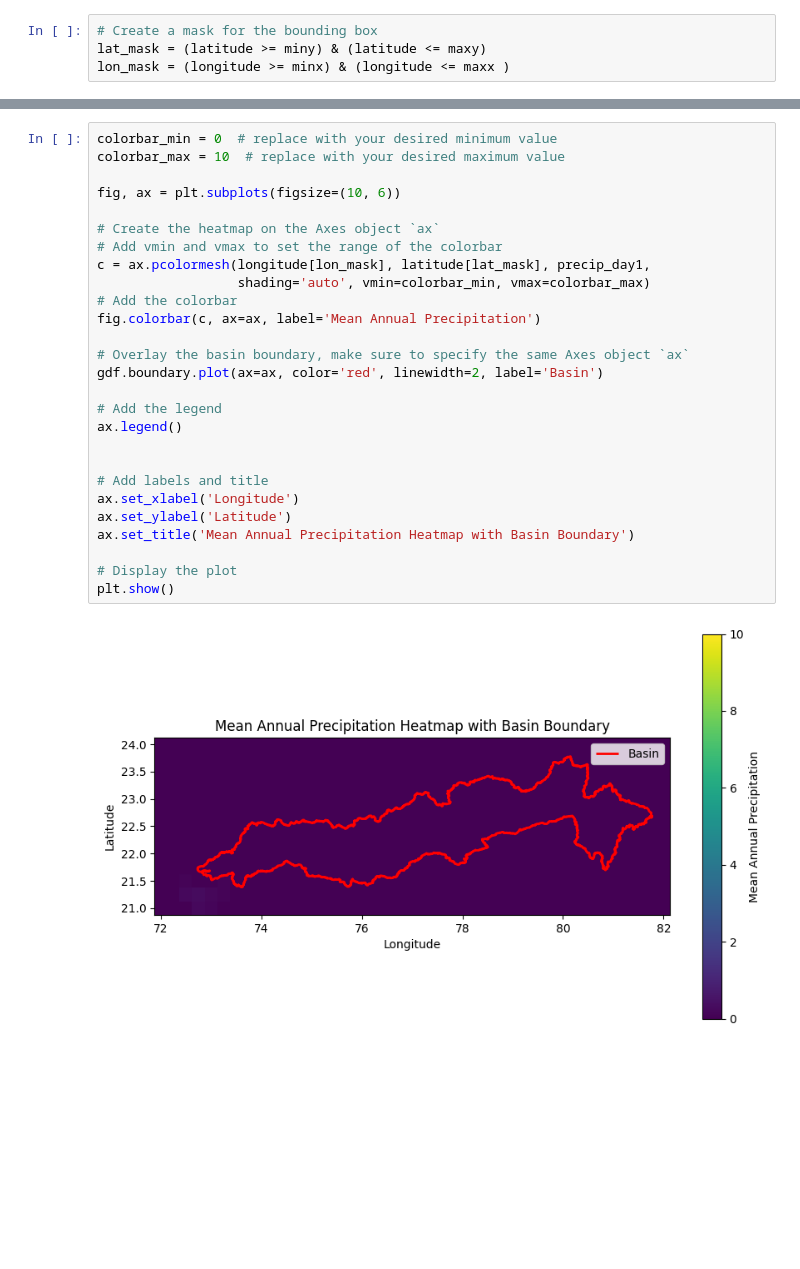
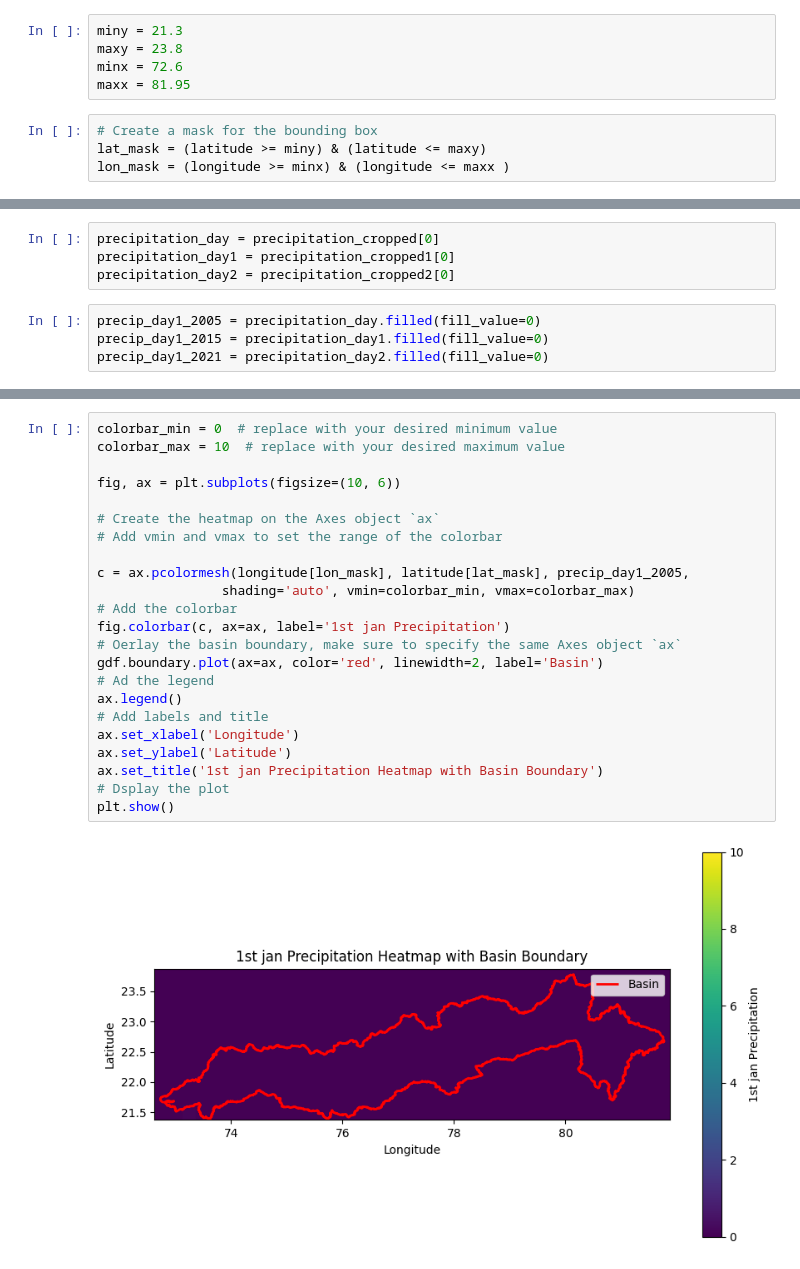
Before and after one commit to sonjaove/ML-hands-on, a Jupyter notebook: crop_the_data (1).ipynb, the cells around one changed output, grey strips where cells are left out. Cells and saved outputs as stored; diff of their text form; blank space fills up the shorter version.

```diff
--- a/crop_the_data (1).ipynb
+++ b/crop_the_data (1).ipynb
@@ -39,3 +52,8 @@ precipitation = dataset.variables['RAINFALL'][:]
+# %%
+miny = 21.3
+maxy = 23.8
+minx = 72.6
+maxx = 81.95
 # %%
 # Create a mask for the bounding box
 lat_mask = (latitude >= miny) & (latitude <= maxy)
@@ -109,0 +70,8 @@ Number of infinity values: 0
+# %%
+precipitation_day = precipitation_cropped[0]
+precipitation_day1 = precipitation_cropped1[0]
+precipitation_day2 = precipitation_cropped2[0]
+# %%
+precip_day1_2005 = precipitation_day.filled(fill_value=0)
+precip_day1_2015 = precipitation_day1.filled(fill_value=0)
+precip_day1_2021 = precipitation_day2.filled(fill_value=0)
@@ -110,29 +140,25 @@ Number of infinity values: 0
 # %%
 colorbar_min = 0  # replace with your desired minimum value
 colorbar_max = 10  # replace with your desired maximum value
 
 fig, ax = plt.subplots(figsize=(10, 6))
 
 # Create the heatmap on the Axes object `ax`
 # Add vmin and vmax to set the range of the colorbar
-c = ax.pcolormesh(longitude[lon_mask], latitude[lat_mask], precip_day1,
-                  shading='auto', vmin=colorbar_min, vmax=colorbar_max)
+
+c = ax.pcolormesh(longitude[lon_mask], latitude[lat_mask], precip_day1_2005,
+                shading='auto', vmin=colorbar_min, vmax=colorbar_max)
 # Add the colorbar
-fig.colorbar(c, ax=ax, label='Mean Annual Precipitation')
-
-# Overlay the basin boundary, make sure to specify the same Axes object `ax`
+fig.colorbar(c, ax=ax, label='1st jan Precipitation')
+# Oerlay the basin boundary, make sure to specify the same Axes object `ax`
 gdf.boundary.plot(ax=ax, color='red', linewidth=2, label='Basin')
-
-# Add the legend
+# Ad the legend
 ax.legend()
-
-
 # Add labels and title
 ax.set_xlabel('Longitude')
 ax.set_ylabel('Latitude')
-ax.set_title('Mean Annual Precipitation Heatmap with Basin Boundary')
-
-# Display the plot
+ax.set_title('1st jan Precipitation Heatmap with Basin Boundary')
+# Dsplay the plot
 plt.show()
 # %% [output]
-[figure, old version]
+[figure, new version]
```
Also changed, not shown: parts of 44 cells of this notebook.
